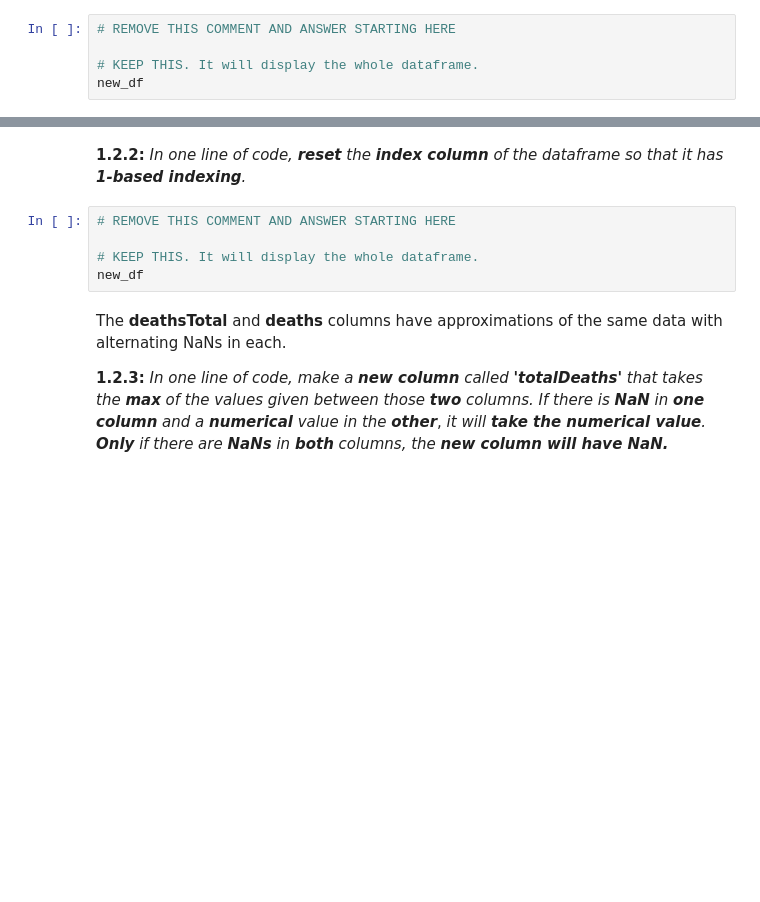
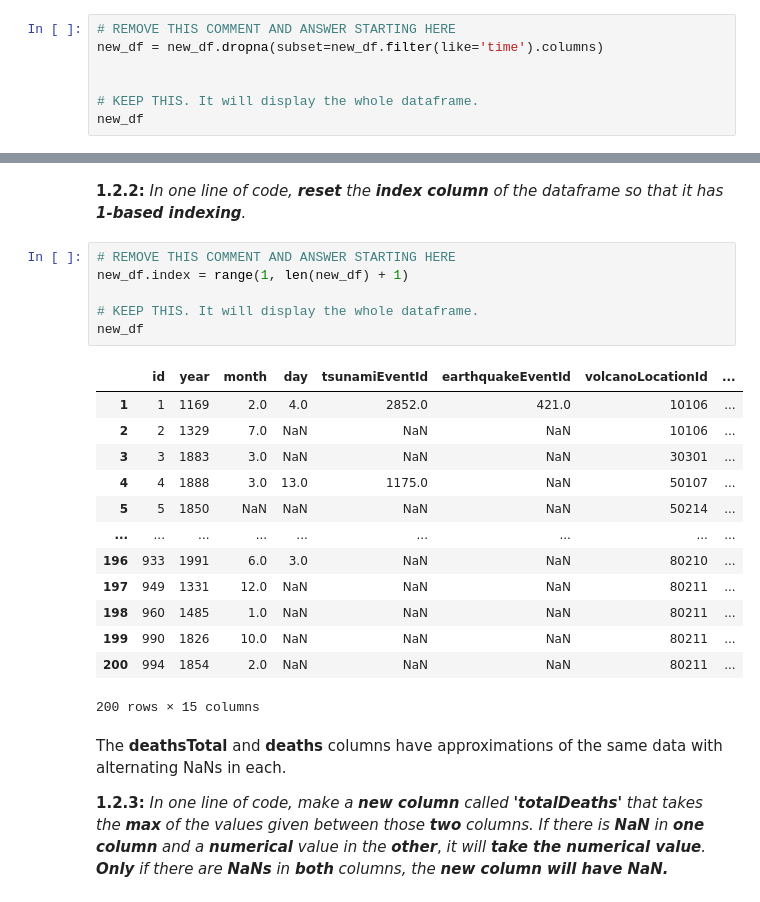
Before and after one commit to lvo123/CMSC320-Assignment-1-Dr.Alam, a Jupyter notebook: CMSC320_HW1_Fall2024.ipynb, the cells around one changed output, grey strips where cells are left out. Cells and saved outputs as stored; diff of their text form; blank space fills up the shorter version.

```diff
--- a/CMSC320_HW1_Fall2024.ipynb
+++ b/CMSC320_HW1_Fall2024.ipynb
@@ -155,6 +155,8 @@ We're going to tidy up the **new dataframe** a little more with some more advanc
 **1.2.1:** *In one line of code, **discard any row** that contains **NaN** in **any one** of the columns indicating **time**.*
 # %%
 # REMOVE THIS COMMENT AND ANSWER STARTING HERE
+new_df = new_df.dropna(subset=new_df.filter(like='time').columns)
+
 
 # KEEP THIS. It will display the whole dataframe.
 new_df
@@ -162,9 +178,24 @@ new_df
 **1.2.2:** *In one line of code, **reset** the **index column** of the dataframe so that it has **1-based indexing**.*
 # %%
 # REMOVE THIS COMMENT AND ANSWER STARTING HERE
+new_df.index = range(1, len(new_df) + 1)
 
 # KEEP THIS. It will display the whole dataframe.
 new_df
+# %% [output]
+|  | id | year | month | day | tsunamiEventId | earthquakeEventId | volcanoLocationId | ... |
+| 1 | 1 | 1169 | 2.0 | 4.0 | 2852.0 | 421.0 | 10106 | ... |
+| 2 | 2 | 1329 | 7.0 | NaN | NaN | NaN | 10106 | ... |
+| 3 | 3 | 1883 | 3.0 | NaN | NaN | NaN | 30301 | ... |
+| 4 | 4 | 1888 | 3.0 | 13.0 | 1175.0 | NaN | 50107 | ... |
+| 5 | 5 | 1850 | NaN | NaN | NaN | NaN | 50214 | ... |
+| ... | ... | ... | ... | ... | ... | ... | ... | ... |
+| 196 | 933 | 1991 | 6.0 | 3.0 | NaN | NaN | 80210 | ... |
+| 197 | 949 | 1331 | 12.0 | NaN | NaN | NaN | 80211 | ... |
+| 198 | 960 | 1485 | 1.0 | NaN | NaN | NaN | 80211 | ... |
+| 199 | 990 | 1826 | 10.0 | NaN | NaN | NaN | 80211 | ... |
+| 200 | 994 | 1854 | 2.0 | NaN | NaN | NaN | 80211 | ... |
+200 rows × 15 columns
 # %% [markdown]
 The **deathsTotal** and **deaths**  columns have approximations of the same data with alternating NaNs in each.
 
```
Also changed, not shown: parts of 5 cells of this notebook.
